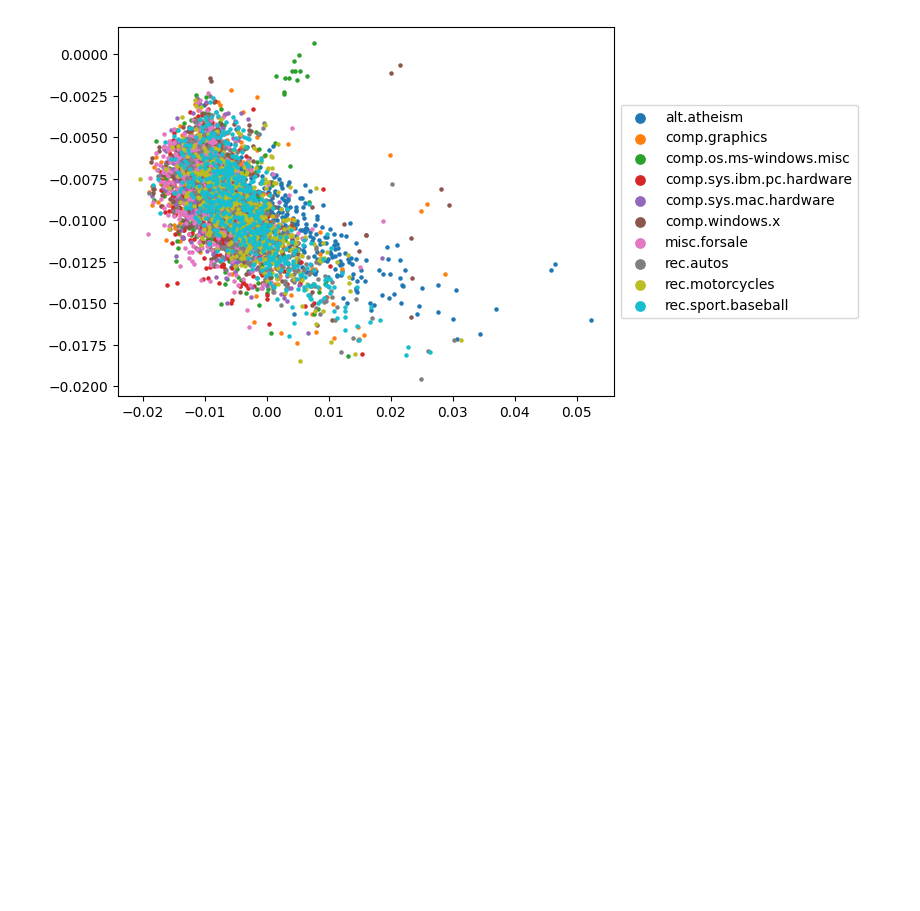
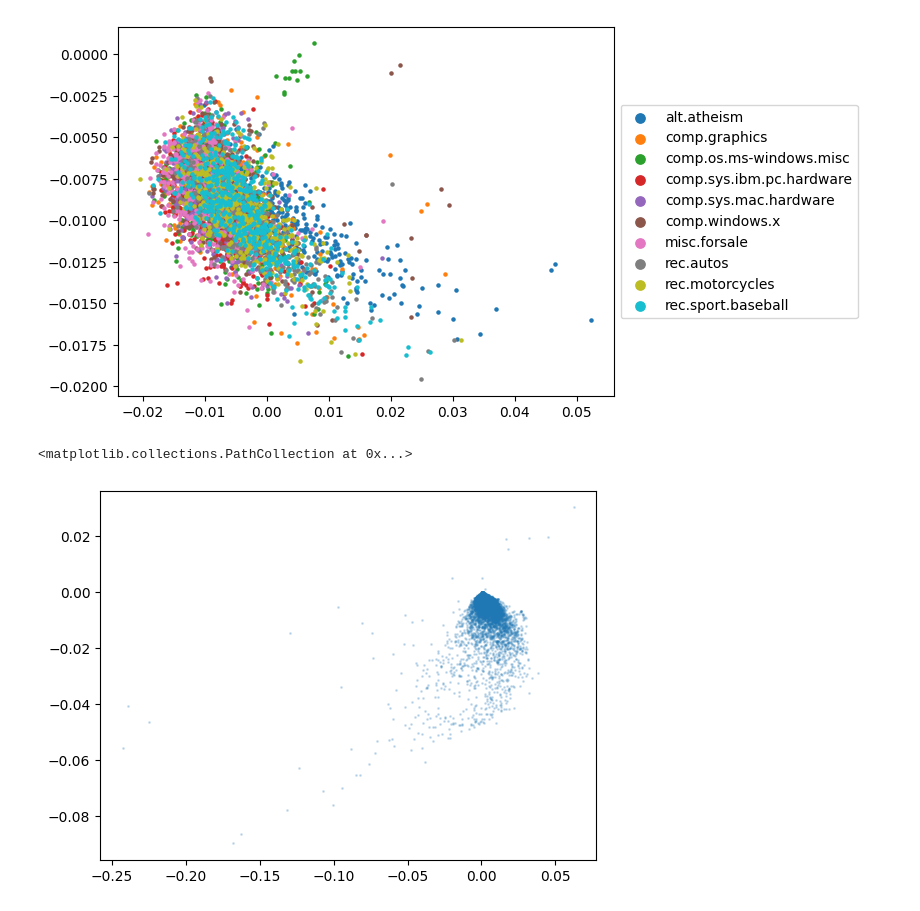
Before and after one commit to kzak/pynle, a Jupyter notebook: notebooks/pynle_example.ipynb, the cells around one changed output. Drawn from its saved outputs; the diff is of its cells as text; code cells hidden in the pictures; blank space fills up the shorter version.

```diff
--- a/notebooks/pynle_example.ipynb
+++ b/notebooks/pynle_example.ipynb
@@ -74,5 +74,4 @@ for raw_doc in tqdm.tqdm(raw_corpus):
 
 nle = NeuralLinearEmbedding(k=2)
 
-U, S, Vt = nle.fit_transform(corpus)
-U.shape, S.shape, Vt.shape
+doc_embeddings, word_embeddings = nle.fit_transform(corpus)
@@ -81,13 +78,23 @@ U.shape, S.shape, Vt.shape
 # %% [markdown]
 # Visualize the Embeddings
 # %%
-plt.rcParams["axes.prop_cycle"] = plt.cycler(color=plt.cm.tab10.colors)
+#
+# doc_embeddings
 
 for i, label_name in enumerate(dataset["target_names"][:10]):
     _ix = labels == label_name
-    _U = U[_ix]
-    plt.scatter(_U[:, 0], _U[:, 1], s=5, label=label_name)
+    _D = doc_embeddings[_ix]
+    plt.scatter(_D[:, 0], _D[:, 1], s=5, label=label_name)
 
 legend = plt.legend(loc="center left", bbox_to_anchor=(1, 0.5), markerscale=3)
 # %% [output]
 [figure]
+# %%
+#
+# word_embeddings
+
+W = word_embeddings
+plt.scatter(W[:, 0], W[:, 1], s=1, alpha=0.2)
+# %% [output]
+<matplotlib.collections.PathCollection at 0x...>
+[figure, added]
```
Also changed, not shown: parts of 1 cell of this notebook, 3 other files.
